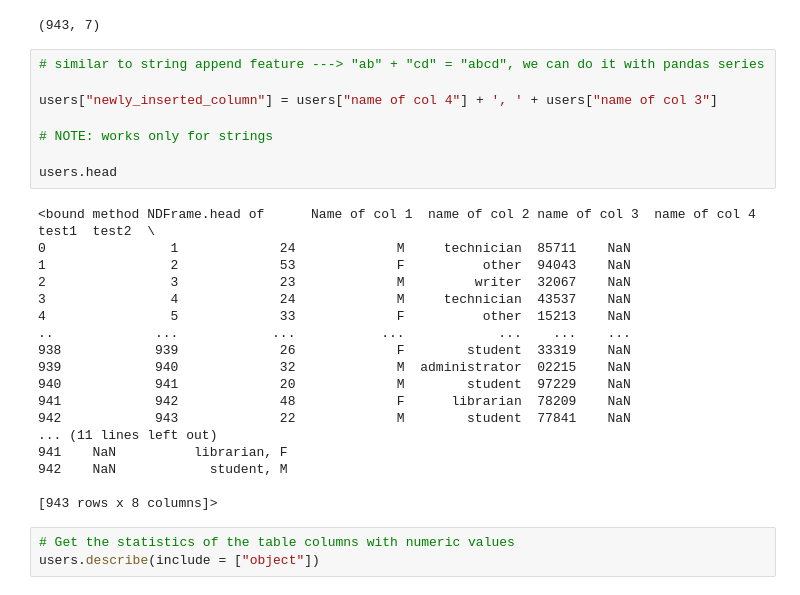
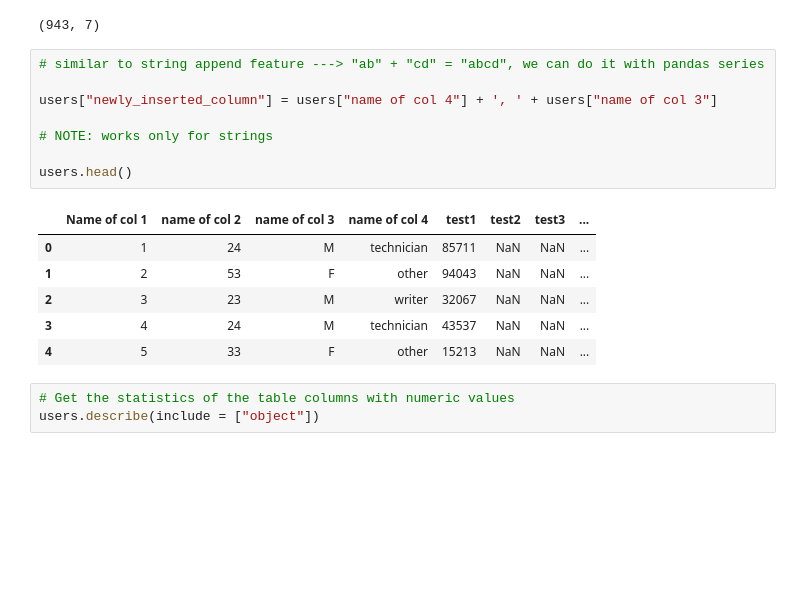
Before and after one commit to HridayAg0102/Summer-Analytics-2022, a Jupyter notebook: Pandas/Pandas_Revision.ipynb, the cells around one changed output. Drawn from its saved outputs; the diff is of its cells as text; blank space fills up the shorter version.

```diff
--- a/Pandas/Pandas_Revision.ipynb
+++ b/Pandas/Pandas_Revision.ipynb
@@ -84,29 +84,18 @@ users.shape
 # %%
 # similar to string append feature ---> "ab" + "cd" = "abcd", we can do it with pandas series
 
 users["newly_inserted_column"] = users["name of col 4"] + ', ' + users["name of col 3"]
 
 # NOTE: works only for strings
 
-users.head
+users.head()
 # %% [output]
-<bound method NDFrame.head of      Name of col 1  name of col 2 name of col 3  name of col 4  test1  test2  \
-0                1             24             M     technician  85711    NaN
-1                2             53             F          other  94043    NaN
-2                3             23             M         writer  32067    NaN
-3                4             24             M     technician  43537    NaN
-4                5             33             F          other  15213    NaN
-..             ...            ...           ...            ...    ...    ...
-938            939             26             F        student  33319    NaN
-939            940             32             M  administrator  02215    NaN
-940            941             20             M        student  97229    NaN
-941            942             48             F      librarian  78209    NaN
-942            943             22             M        student  77841    NaN
-... (11 lines left out)
-941    NaN          librarian, F
-942    NaN            student, M
-
-[943 rows x 8 columns]>
+|  | Name of col 1 | name of col 2 | name of col 3 | name of col 4 | test1 | test2 | test3 | ... |
+| 0 | 1 | 24 | M | technician | 85711 | NaN | NaN | ... |
+| 1 | 2 | 53 | F | other | 94043 | NaN | NaN | ... |
+| 2 | 3 | 23 | M | writer | 32067 | NaN | NaN | ... |
+| 3 | 4 | 24 | M | technician | 43537 | NaN | NaN | ... |
+| 4 | 5 | 33 | F | other | 15213 | NaN | NaN | ... |
 # %%
 # Get the statistics of the table columns with numeric values
 users.describe(include = ["object"])
```
Also changed, not shown: parts of 22 cells of this notebook, 1 other file.
